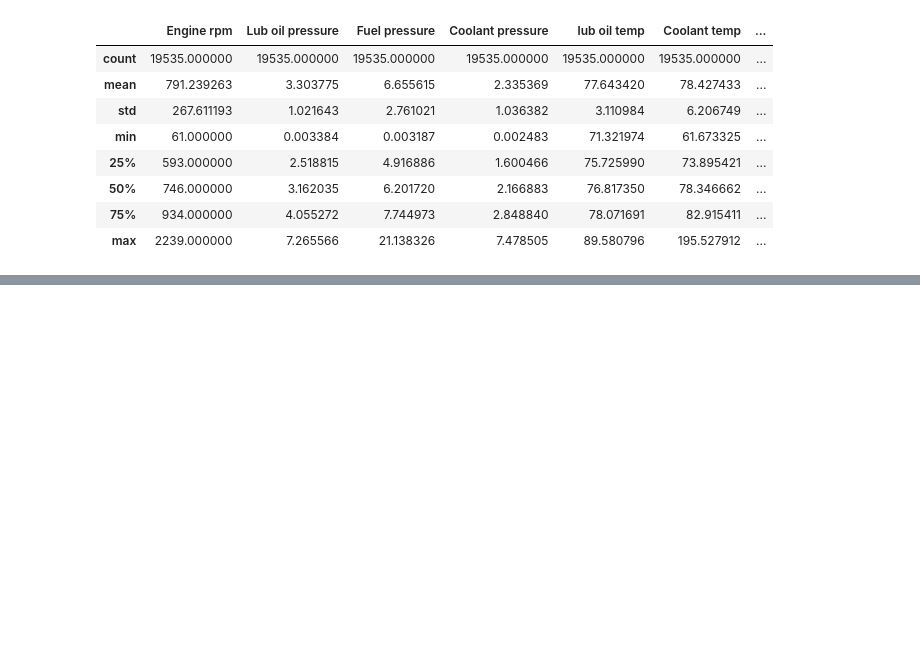
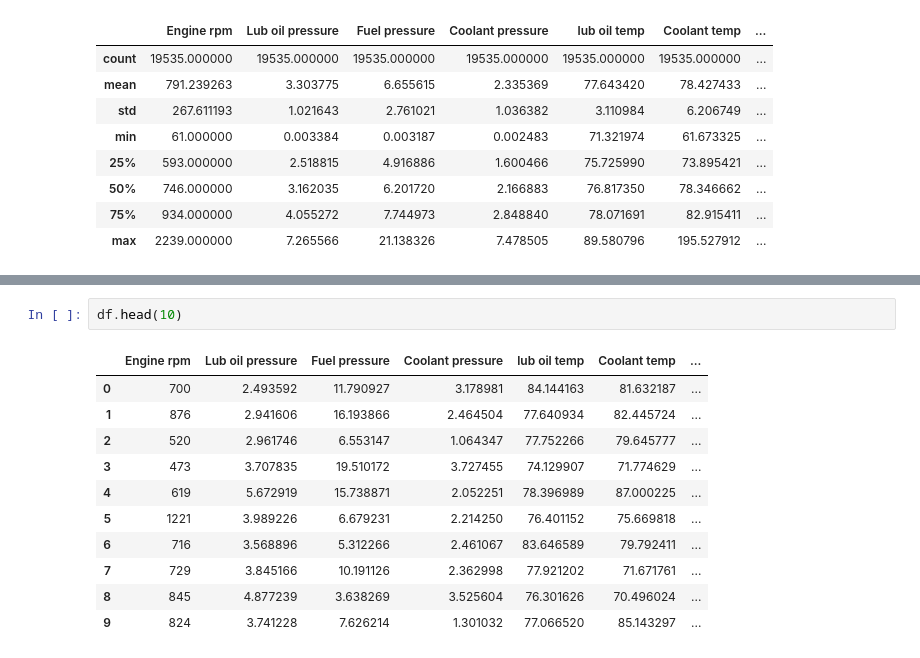
Before and after one commit to ammy194/MoodDrive-AI, a Jupyter notebook: notebooks/02_dataset_exploration.ipynb, the cells around one changed output, grey strips where cells are left out. Saved outputs shown, nothing was run; the diff lists cells and outputs as text; blank space fills up the shorter version.

```diff
--- a/notebooks/02_dataset_exploration.ipynb
+++ b/notebooks/02_dataset_exploration.ipynb
@@ -90,0 +221,14 @@ Statistical Summary:
+# %%
+df.head(10)
+# %% [output]
+|  | Engine rpm | Lub oil pressure | Fuel pressure | Coolant pressure | lub oil temp | Coolant temp | ... |
+| 0 | 700 | 2.493592 | 11.790927 | 3.178981 | 84.144163 | 81.632187 | ... |
+| 1 | 876 | 2.941606 | 16.193866 | 2.464504 | 77.640934 | 82.445724 | ... |
+| 2 | 520 | 2.961746 | 6.553147 | 1.064347 | 77.752266 | 79.645777 | ... |
+| 3 | 473 | 3.707835 | 19.510172 | 3.727455 | 74.129907 | 71.774629 | ... |
+| 4 | 619 | 5.672919 | 15.738871 | 2.052251 | 78.396989 | 87.000225 | ... |
+| 5 | 1221 | 3.989226 | 6.679231 | 2.214250 | 76.401152 | 75.669818 | ... |
+| 6 | 716 | 3.568896 | 5.312266 | 2.461067 | 83.646589 | 79.792411 | ... |
+| 7 | 729 | 3.845166 | 10.191126 | 2.362998 | 77.921202 | 71.671761 | ... |
+| 8 | 845 | 4.877239 | 3.638269 | 3.525604 | 76.301626 | 70.496024 | ... |
+| 9 | 824 | 3.741228 | 7.626214 | 1.301032 | 77.066520 | 85.143297 | ... |
```
Also changed, not shown: parts of 11 cells of this notebook.
